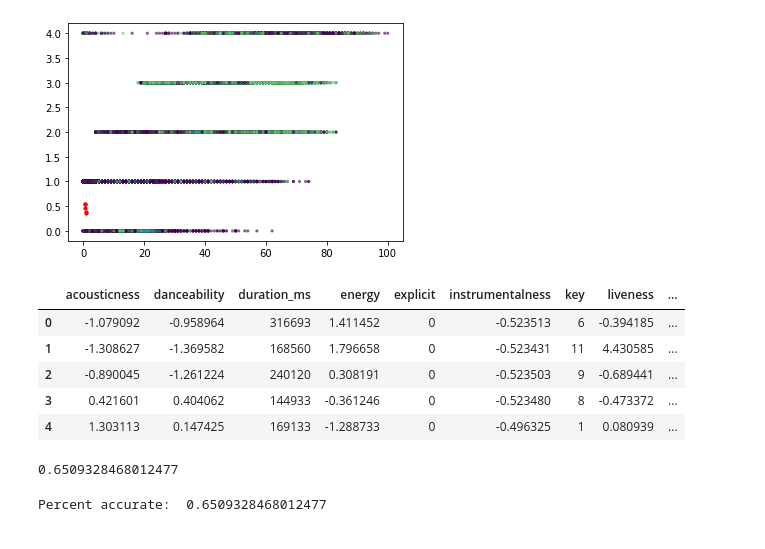
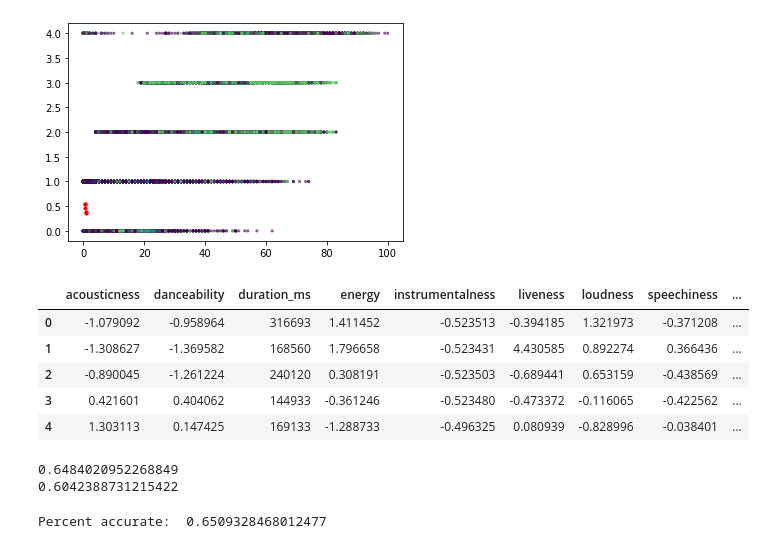
Before and after one commit to dikshagupta414/Spotify_ML_Project-DSCI303, a Jupyter notebook: scripts/Data Modeling.ipynb, the cells around one changed output. Cells and saved outputs as stored; diff of their text form; code cells hidden in the pictures.

```diff
--- a/scripts/Data Modeling.ipynb
+++ b/scripts/Data Modeling.ipynb
@@ -75,30 +75,32 @@ plt.show()
 # %%
 #random forest
 from sklearn.ensemble import RandomForestClassifier
 
 df_training = pd.read_csv('~/Box/DSCI303/archive/final_popularity_cut_train.csv')
-df1 = df_training.drop(['popularity','Unnamed: 0', 'Unnamed: 0.1', 'artists', 'id', 'name', 'year', 'year_bins', 'popularity_cut_labels', 'popularity_qcut', 'popularity_qcut_labels', 'release_date', 'popularity_cut'], axis = 1)
+df1 = df_training.drop(['popularity','Unnamed: 0', 'Unnamed: 0.1', 'artists', 'id', 'name', 'year', 'year_bins', 'popularity_cut_labels', 'popularity_qcut', 'popularity_qcut_labels', 'release_date', 'popularity_cut', 'explicit', 'mode', 'key'], axis = 1)
 df1.head(5)
 # %% [output]
-|  | acousticness | danceability | duration_ms | energy | explicit | instrumentalness | key | liveness | ... |
-| 0 | -1.079092 | -0.958964 | 316693 | 1.411452 | 0 | -0.523513 | 6 | -0.394185 | ... |
-| 1 | -1.308627 | -1.369582 | 168560 | 1.796658 | 0 | -0.523431 | 11 | 4.430585 | ... |
-| 2 | -0.890045 | -1.261224 | 240120 | 0.308191 | 0 | -0.523503 | 9 | -0.689441 | ... |
-| 3 | 0.421601 | 0.404062 | 144933 | -0.361246 | 0 | -0.523480 | 8 | -0.473372 | ... |
-| 4 | 1.303113 | 0.147425 | 169133 | -1.288733 | 0 | -0.496325 | 1 | 0.080939 | ... |
+|  | acousticness | danceability | duration_ms | energy | instrumentalness | liveness | loudness | speechiness | ... |
+| 0 | -1.079092 | -0.958964 | 316693 | 1.411452 | -0.523513 | -0.394185 | 1.321973 | -0.371208 | ... |
+| 1 | -1.308627 | -1.369582 | 168560 | 1.796658 | -0.523431 | 4.430585 | 0.892274 | 0.366436 | ... |
+| 2 | -0.890045 | -1.261224 | 240120 | 0.308191 | -0.523503 | -0.689441 | 0.653159 | -0.438569 | ... |
+| 3 | 0.421601 | 0.404062 | 144933 | -0.361246 | -0.523480 | -0.473372 | -0.116065 | -0.422562 | ... |
+| 4 | 1.303113 | 0.147425 | 169133 | -1.288733 | -0.496325 | 0.080939 | -0.828996 | -0.038401 | ... |
 # %%
 training_x = df1
 training_y = df_training['popularity_cut']
 
 df_test = pd.read_csv('~/Box/DSCI303/archive/final_popularity_cut_test.csv')
-test_x = df_test.drop(['popularity','Unnamed: 0', 'Unnamed: 0.1', 'artists', 'id', 'name', 'year', 'year_bins', 'popularity_cut_labels', 'popularity_qcut', 'popularity_qcut_labels', 'release_date', 'popularity_cut'], axis = 1)
+test_x = df_test.drop(['popularity','Unnamed: 0', 'Unnamed: 0.1', 'artists', 'id', 'name', 'year', 'year_bins', 'popularity_cut_labels', 'popularity_qcut', 'popularity_qcut_labels', 'release_date', 'popularity_cut', 'explicit', 'mode', 'key'], axis = 1)
 test_y = df_test['popularity_cut']
 
 training = RandomForestClassifier(oob_score = True)
 training.fit(training_x, training_y)
 print(training.score(test_x, test_y))
+print(training.oob_score_)
 # %% [output]
-0.6509328468012477
+0.6484020952268849
+0.6042388731215422
 # %%
 results = training.predict(test_x)
 comparison = test_y.to_frame()
```
Also changed, not shown: parts of 5 cells of this notebook.
